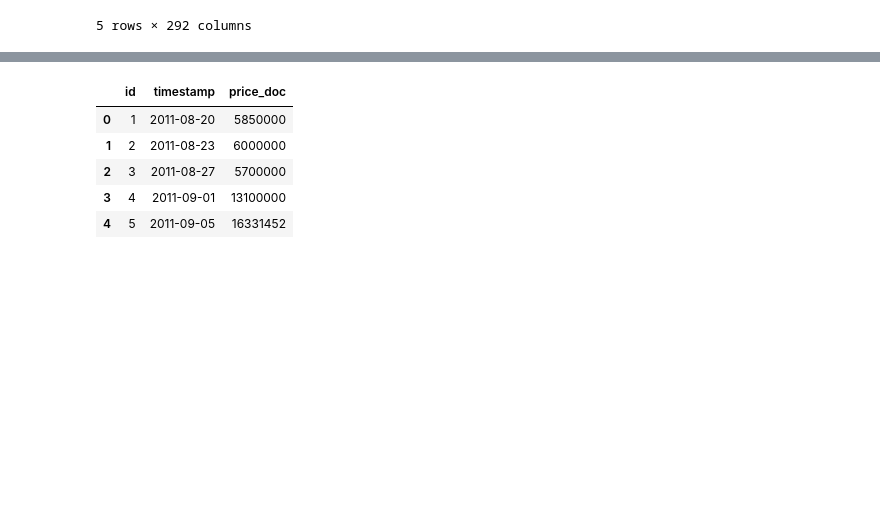
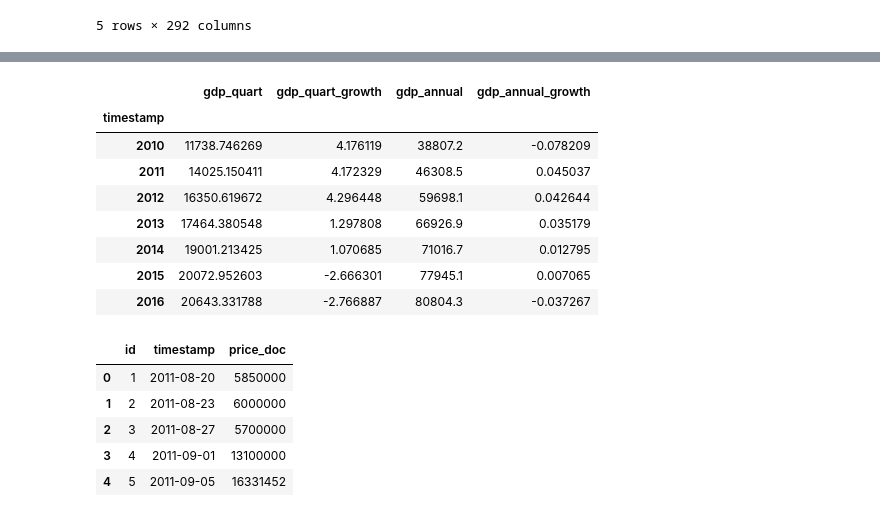
Before and after one commit to byronhousten/kaggle_sberbank, a Jupyter notebook: macro.ipynb, the cells around one changed output, grey strips where cells are left out. Saved outputs shown, nothing was run; the diff lists cells and outputs as text; code cells hidden in the pictures; blank space fills up the shorter version.

```diff
--- a/macro.ipynb
+++ b/macro.ipynb
@@ -25,0 +190,7 @@ df_train['timestamp'] = pd.to_datetime(df_train['timestamp'], format="%Y-%m-%d")
+# %%
+# Looks like buisness class pricess are slightly more volatile that economy. Let's keep the 1 bedroom prices for each for now
+df_macro = df_macro[['timestamp', 'oil_urals', 'gdp_quart', 'gdp_quart_growth', 'cpi', 'usdrub', 'eurrub', 'brent',
+       'gdp_annual', 'gdp_annual_growth', 'rts', 'micex', 'micex_rgbi_tr', 'micex_cbi_tr', 'deposits_value', 'deposits_growth',
+       'deposits_rate', 'mortgage_value', 'mortgage_growth', 'mortgage_rate', 'income_per_cap', 'salary', 'salary_growth',
+       'fixed_basket', 'labor_force', 'unemployment', 'employment', 'rent_price_1room_bus', 'rent_price_1room_eco']]
+df_macro.isnull().sum()
@@ -25,0 +217,11 @@ df_train['timestamp'] = pd.to_datetime(df_train['timestamp'], format="%Y-%m-%d")
+# %%
+# only need one variable for deposits/mortage
+# according to the data dictionary, mortgage_rate is an average mortgage rate
+# deposits growth is rate of growth on deposits
+# makes sense to keep these two variables - if people are saving more and mortages rates are lower, people
+#     may purchase more expensive houses and vice versa
+df_macro = df_macro[['timestamp', 'oil_urals', 'gdp_quart', 'gdp_quart_growth', 'cpi', 'usdrub', 'eurrub', 'brent',
+       'gdp_annual', 'gdp_annual_growth', 'rts', 'micex', 'micex_rgbi_tr', 'micex_cbi_tr', 'deposits_growth',
+       'mortgage_rate', 'income_per_cap', 'salary', 'salary_growth', 'fixed_basket', 'labor_force', 'unemployment',
+       'employment', 'rent_price_1room_bus', 'rent_price_1room_eco']]
+df_macro.isnull().sum()
@@ -25,0 +323,13 @@ df_train['timestamp'] = pd.to_datetime(df_train['timestamp'], format="%Y-%m-%d")
+# %%
+# Finally, let's take a look at the GDP numbers and filter those out
+df_macro[['timestamp','gdp_quart','gdp_quart_growth','gdp_annual','gdp_annual_growth']].groupby(by=df_macro.timestamp.dt.year).agg(np.mean)
+# %% [output]
+|  | gdp_quart | gdp_quart_growth | gdp_annual | gdp_annual_growth |
+| timestamp |  |  |  |  |
+| 2010 | 11738.746269 | 4.176119 | 38807.2 | -0.078209 |
+| 2011 | 14025.150411 | 4.172329 | 46308.5 | 0.045037 |
+| 2012 | 16350.619672 | 4.296448 | 59698.1 | 0.042644 |
+| 2013 | 17464.380548 | 1.297808 | 66926.9 | 0.035179 |
+| 2014 | 19001.213425 | 1.070685 | 71016.7 | 0.012795 |
+| 2015 | 20072.952603 | -2.666301 | 77945.1 | 0.007065 |
+| 2016 | 20643.331788 | -2.766887 | 80804.3 | -0.037267 |
```
Also changed, not shown: parts of 28 cells of this notebook.
